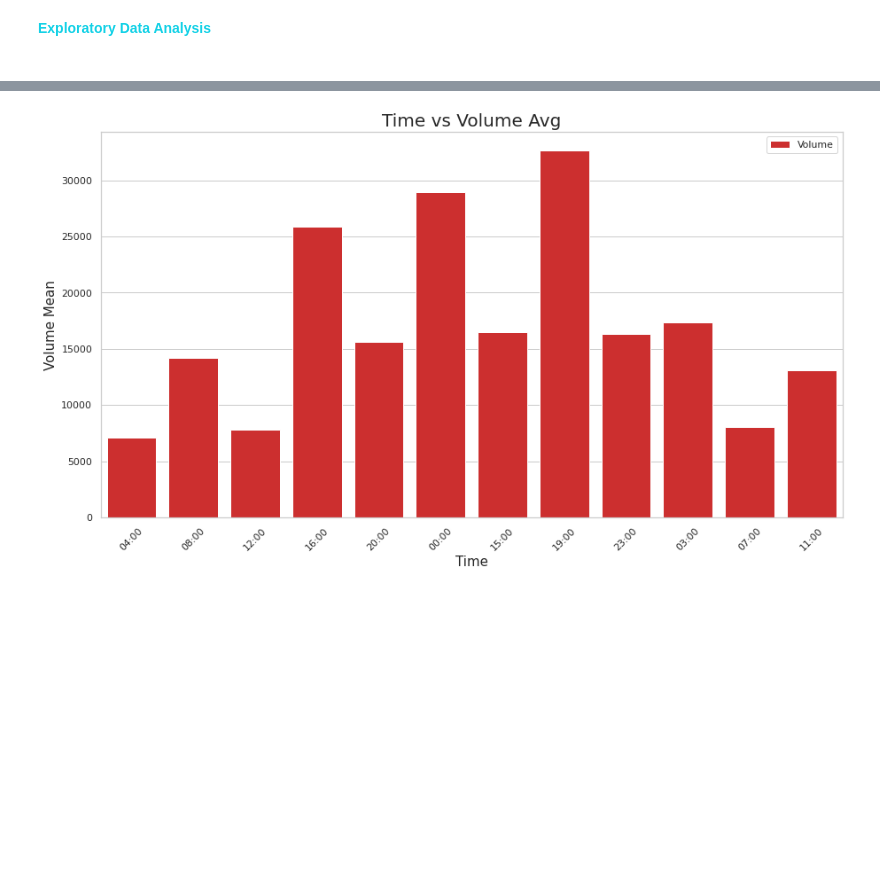
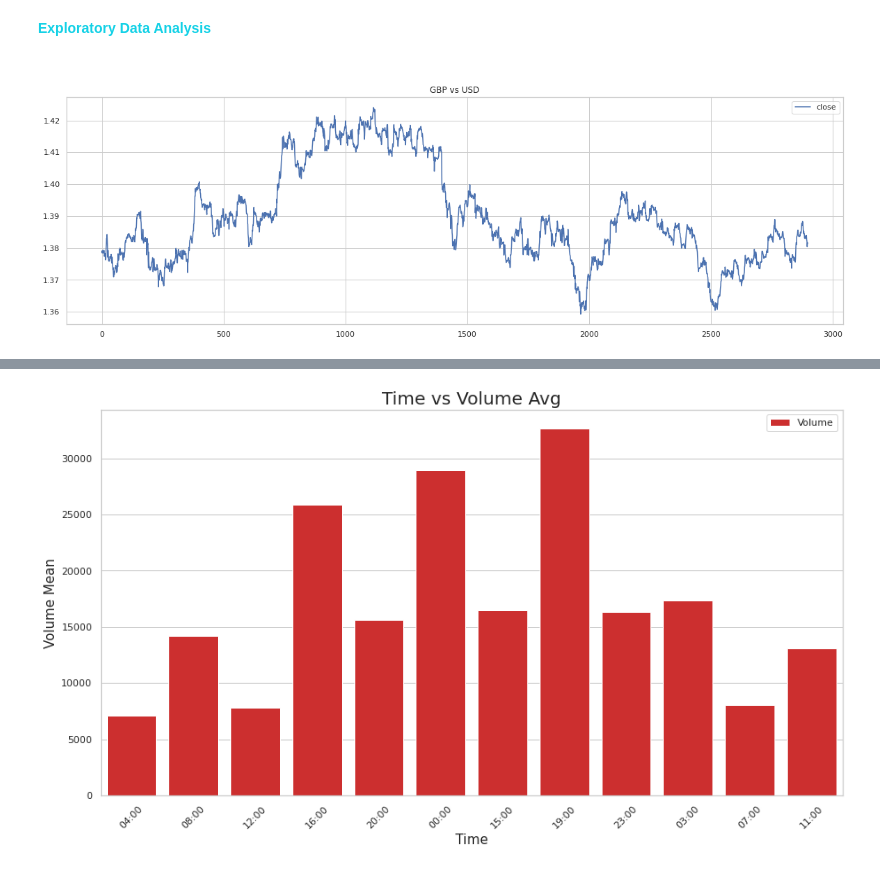
Before and after one commit to dharun-narayanan/Forex_Predictive_Model, a Jupyter notebook: ForexPredictiveModel.ipynb, the cells around one changed output, grey strips where cells are left out. Cells and saved outputs as stored; diff of their text form; code cells hidden in the pictures; blank space fills up the shorter version.

```diff
--- a/ForexPredictiveModel.ipynb
+++ b/ForexPredictiveModel.ipynb
@@ -239,3 +274,12 @@ print(df_4h.head(3))
 # %% [markdown]
 <font color='#15d1e6' size=8.0>**Exploratory Data Analysis**</font> <br/>
 <font color='white' size=6.0>**Visualization**</font>
+# %%
+sns.set_theme(style="whitegrid")
+plt.figure(figsize=(20,6))
+plt.plot(df_60.Close,label='close')
+plt.title('GBP vs USD')
+plt.legend()
+plt.show()
+# %% [output]
+[figure, added]
```
Also changed, not shown: parts of 17 cells of this notebook.
